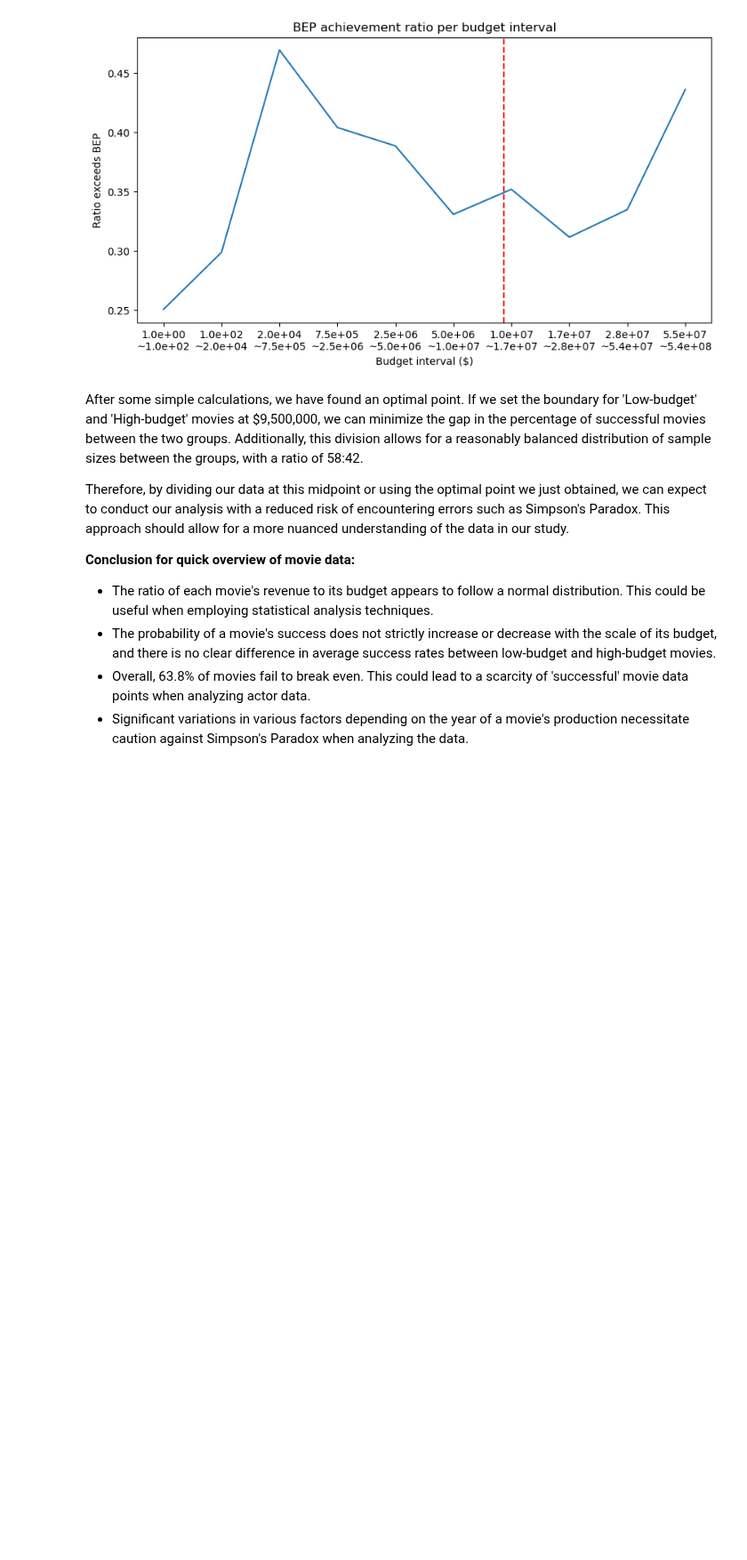
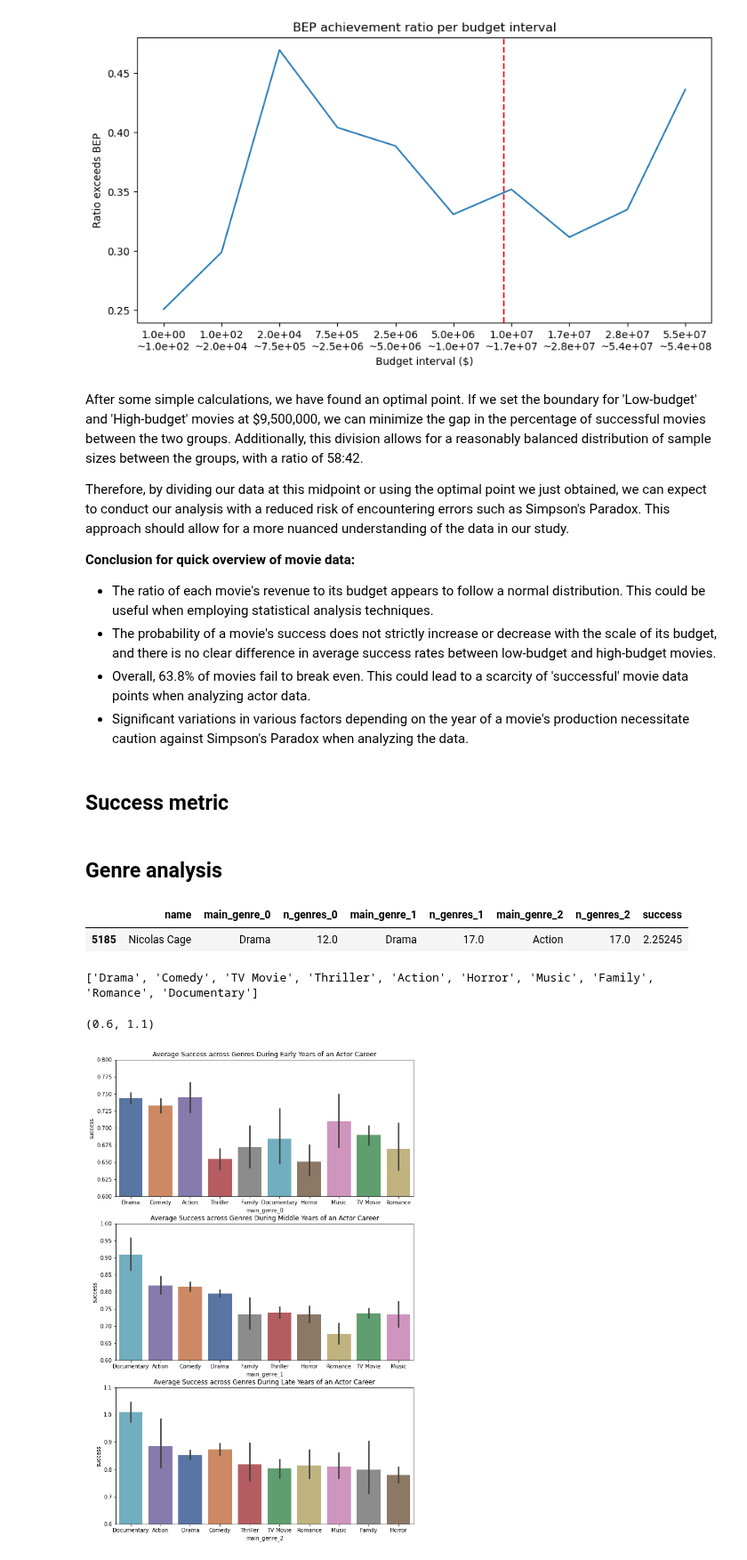
Before and after one commit to epfl-ada/ada-2023-project-cinemada, a Jupyter notebook: main.ipynb, the cells around one changed output. Shown at 89% size. Drawn from its saved outputs; the diff is of its cells as text; code cells hidden in the pictures; blank space fills up the shorter version.

Commit message:
Added genre analysis

```diff
--- a/main.ipynb
+++ b/main.ipynb
@@ -394,3 +394,7 @@ Therefore, by dividing our data at this midpoint or using the optimal point we j
 - The probability of a movie's success does not strictly increase or decrease with the scale of its budget, and there is no clear difference in average success rates between low-budget and high-budget movies.
 - Overall, 63.8% of movies fail to break even. This could lead to a scarcity of 'successful' movie data points when analyzing actor data.
 - Significant variations in various factors depending on the year of a movie's production necessitate caution against Simpson's Paradox when analyzing the data.
+# %% [markdown]
+## Success metric
+# %% [markdown]
+## Genre analysis
@@ -396,0 +405,38 @@ Therefore, by dividing our data at this midpoint or using the optimal point we j
+# %%
+# Load data
+df = pd.read_csv('Data/preprocessed_data/final_data/full_db.csv')
+
+columns_to_keep = ['name', 'main_genre_0','n_genres_0','main_genre_1','n_genres_1','main_genre_2','n_genres_2','success']
+df = df[columns_to_keep]
+# %%
+# sample of main genre estimation for Early-, Mid- and Late-Career
+df[df["name"] == "Nicolas Cage"]
+# %% [output]
+|  | name | main_genre_0 | n_genres_0 | main_genre_1 | n_genres_1 | main_genre_2 | n_genres_2 | success |
+| 5185 | Nicolas Cage | Drama | 12.0 | Drama | 17.0 | Action | 17.0 | 2.25245 |
+# %%
+# find top-10 most frequent genres
+genres_counts = df['main_genre_0'].value_counts()
+frequent_genres = genres_counts .index.values.tolist()[:10]
+print(frequent_genres)
+# %% [output]
+['Drama', 'Comedy', 'TV Movie', 'Thriller', 'Action', 'Horror', 'Music', 'Family', 'Romance', 'Documentary']
+# %%
+fig1, axes = plt.subplots(nrows=3, ncols=1, figsize=(10, 16))
+
+ten_colors = sns.color_palette("deep", 10)
+# combine each genre with its color, to avoid ordering issues
+colors= dict(zip(frequent_genres, ten_colors))
+
+sns.barplot(x="main_genre_0", y="success", data=df.loc[df['main_genre_0'].isin(frequent_genres)], ax=axes[0], palette=colors)
+axes[0].set_title("Average Success across Genres During Early Years of an Actor Career")
+axes[0].set_ylim([0.6, 0.8])
+sns.barplot(x="main_genre_1", y="success", data=df.loc[df['main_genre_1'].isin(frequent_genres)], ax=axes[1], palette=colors)
+axes[1].set_title("Average Success across Genres During Middle Years of an Actor Career")
+axes[1].set_ylim([0.6, 1.0])
+sns.barplot(x="main_genre_2", y="success", data=df.loc[df['main_genre_2'].isin(frequent_genres)], ax=axes[2], palette=colors)
+axes[2].set_title("Average Success across Genres During Late Years of an Actor Career")
+axes[2].set_ylim([0.6, 1.1])
+# %% [output]
+(0.6, 1.1)
+[figure, added]
```
Also changed, not shown: parts of 14 cells of this notebook.
